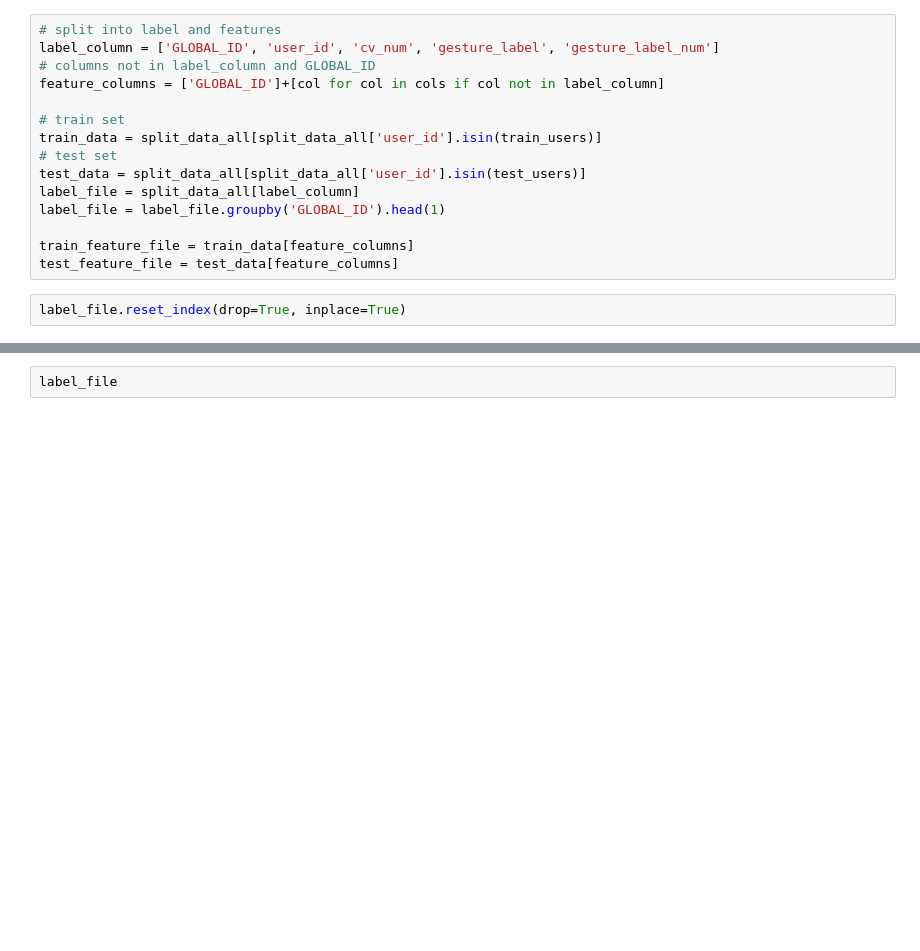
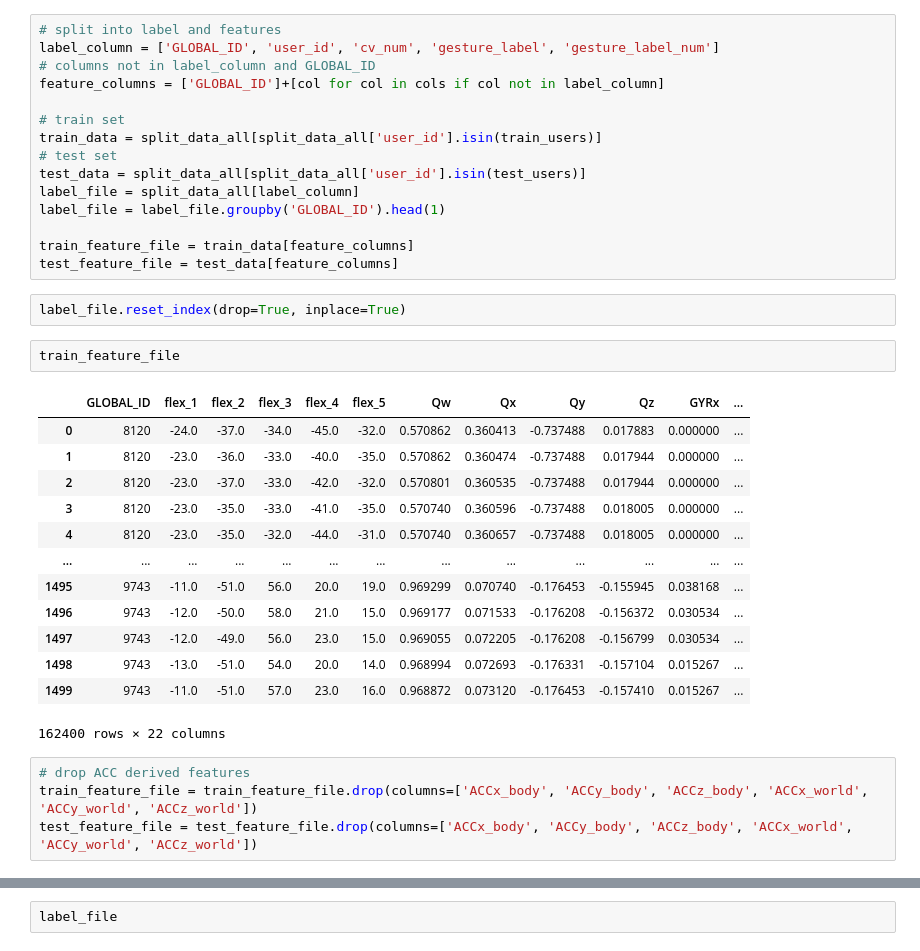
Before and after one commit to jaeho3690/ASL_handgesture_data_preprocess, a Jupyter notebook: notebook/preprocess_dynamic.ipynb, the cells around one changed output, grey strips where cells are left out. Cells and saved outputs as stored; diff of their text form; blank space fills up the shorter version.

Commit message:
drop acc derived

```diff
--- a/notebook/preprocess_dynamic.ipynb
+++ b/notebook/preprocess_dynamic.ipynb
@@ -151,3 +151,23 @@ train_feature_file = train_data[feature_columns]
 test_feature_file = test_data[feature_columns]
 # %%
 label_file.reset_index(drop=True, inplace=True)
+# %%
+train_feature_file
+# %% [output]
+|  | GLOBAL_ID | flex_1 | flex_2 | flex_3 | flex_4 | flex_5 | Qw | Qx | Qy | Qz | GYRx | ... |
+| 0 | 8120 | -24.0 | -37.0 | -34.0 | -45.0 | -32.0 | 0.570862 | 0.360413 | -0.737488 | 0.017883 | 0.000000 | ... |
+| 1 | 8120 | -23.0 | -36.0 | -33.0 | -40.0 | -35.0 | 0.570862 | 0.360474 | -0.737488 | 0.017944 | 0.000000 | ... |
+| 2 | 8120 | -23.0 | -37.0 | -33.0 | -42.0 | -32.0 | 0.570801 | 0.360535 | -0.737488 | 0.017944 | 0.000000 | ... |
+| 3 | 8120 | -23.0 | -35.0 | -33.0 | -41.0 | -35.0 | 0.570740 | 0.360596 | -0.737488 | 0.018005 | 0.000000 | ... |
+| 4 | 8120 | -23.0 | -35.0 | -32.0 | -44.0 | -31.0 | 0.570740 | 0.360657 | -0.737488 | 0.018005 | 0.000000 | ... |
+| ... | ... | ... | ... | ... | ... | ... | ... | ... | ... | ... | ... | ... |
+| 1495 | 9743 | -11.0 | -51.0 | 56.0 | 20.0 | 19.0 | 0.969299 | 0.070740 | -0.176453 | -0.155945 | 0.038168 | ... |
+| 1496 | 9743 | -12.0 | -50.0 | 58.0 | 21.0 | 15.0 | 0.969177 | 0.071533 | -0.176208 | -0.156372 | 0.030534 | ... |
+| 1497 | 9743 | -12.0 | -49.0 | 56.0 | 23.0 | 15.0 | 0.969055 | 0.072205 | -0.176208 | -0.156799 | 0.030534 | ... |
+| 1498 | 9743 | -13.0 | -51.0 | 54.0 | 20.0 | 14.0 | 0.968994 | 0.072693 | -0.176331 | -0.157104 | 0.015267 | ... |
+| 1499 | 9743 | -11.0 | -51.0 | 57.0 | 23.0 | 16.0 | 0.968872 | 0.073120 | -0.176453 | -0.157410 | 0.015267 | ... |
+162400 rows × 22 columns
+# %%
+# drop ACC derived features
+train_feature_file = train_feature_file.drop(columns=['ACCx_body', 'ACCy_body', 'ACCz_body', 'ACCx_world', 'ACCy_world', 'ACCz_world'])
+test_feature_file = test_feature_file.drop(columns=['ACCx_body', 'ACCy_body', 'ACCz_body', 'ACCx_world', 'ACCy_world', 'ACCz_world'])
```
Also changed, not shown: parts of 3 cells of this notebook.
